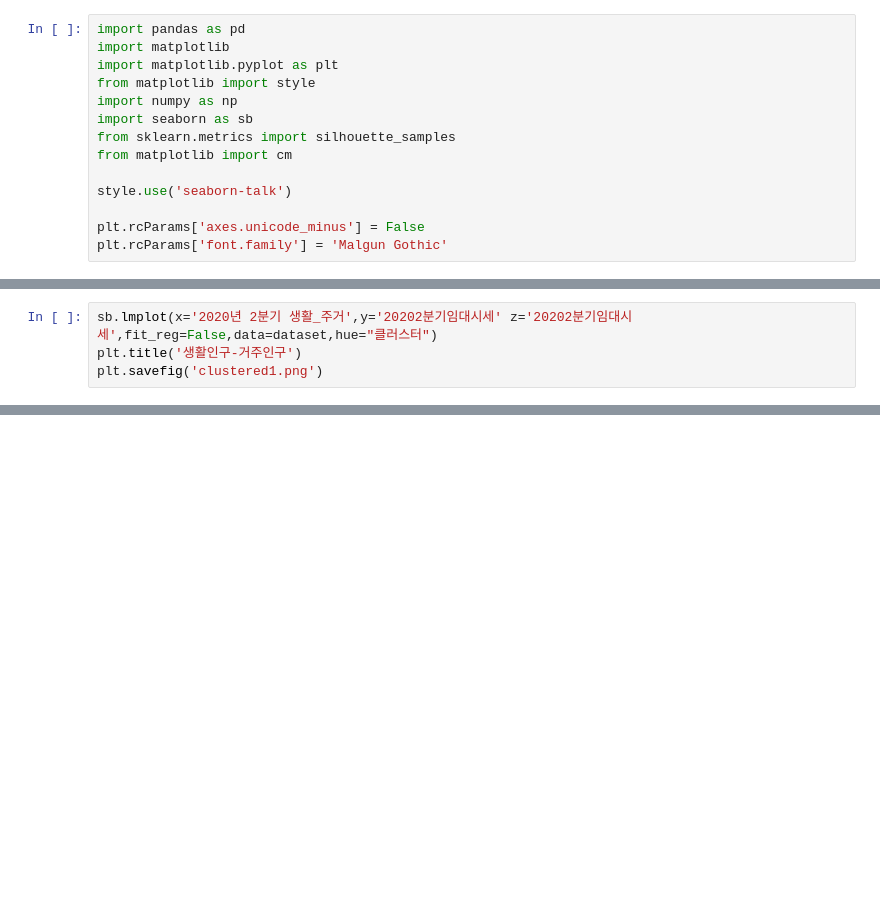
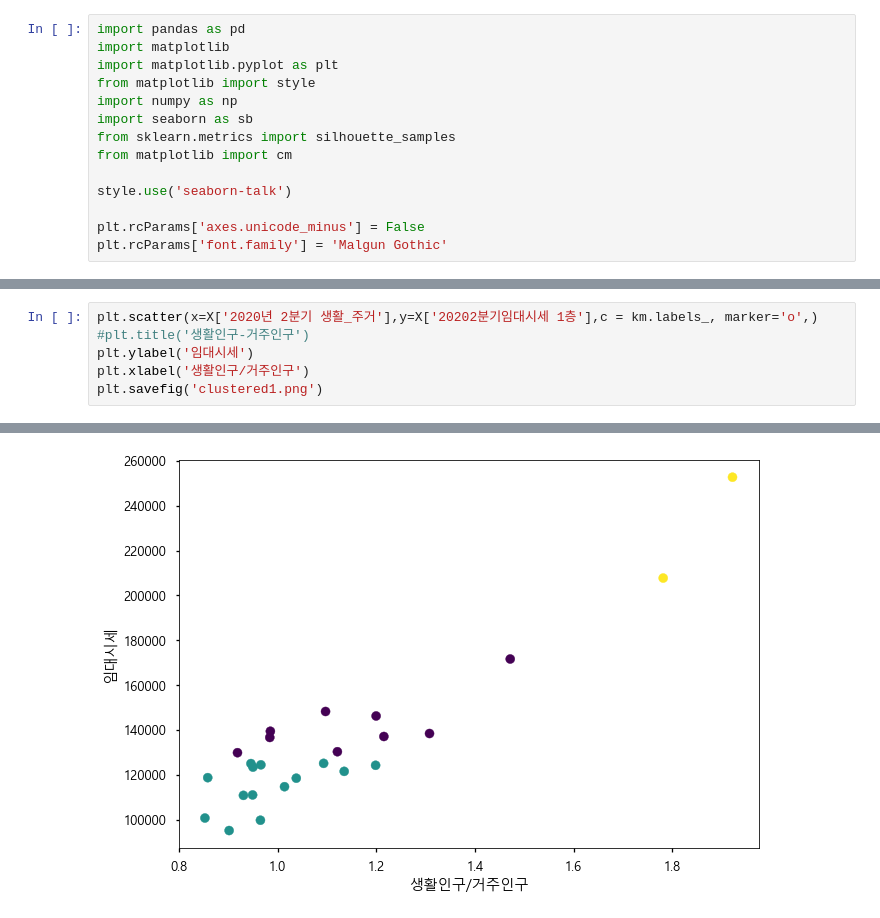
Before and after one commit to howtolivelikehuman/WaRaConv, a Jupyter notebook: PythonCode/Clustering.ipynb, the cells around one changed output, grey strips where cells are left out. Drawn from its saved outputs; the diff is of its cells as text; blank space fills up the shorter version.

```diff
--- a/PythonCode/Clustering.ipynb
+++ b/PythonCode/Clustering.ipynb
@@ -52,5 +92,7 @@ dataset
 # %%
-sb.lmplot(x='2020년 2분기 생활_주거',y='20202분기임대시세' z='20202분기임대시세',fit_reg=False,data=dataset,hue="클러스터")
-plt.title('생활인구-거주인구')
+plt.scatter(x=X['2020년 2분기 생활_주거'],y=X['20202분기임대시세 1층'],c = km.labels_, marker='o',)
+#plt.title('생활인구-거주인구')
+plt.ylabel('임대시세')
+plt.xlabel('생활인구/거주인구')
 plt.savefig('clustered1.png')
 # %% [output]
@@ -58,3 +99,4 @@ SyntaxError: invalid syntax (<ipython-input-46-e714c1252511>, line 1)
+[figure, added]
 # %%
 def elbow(X):
     sse = []
```
Also changed, not shown: parts of 8 cells of this notebook, 4 other files.
